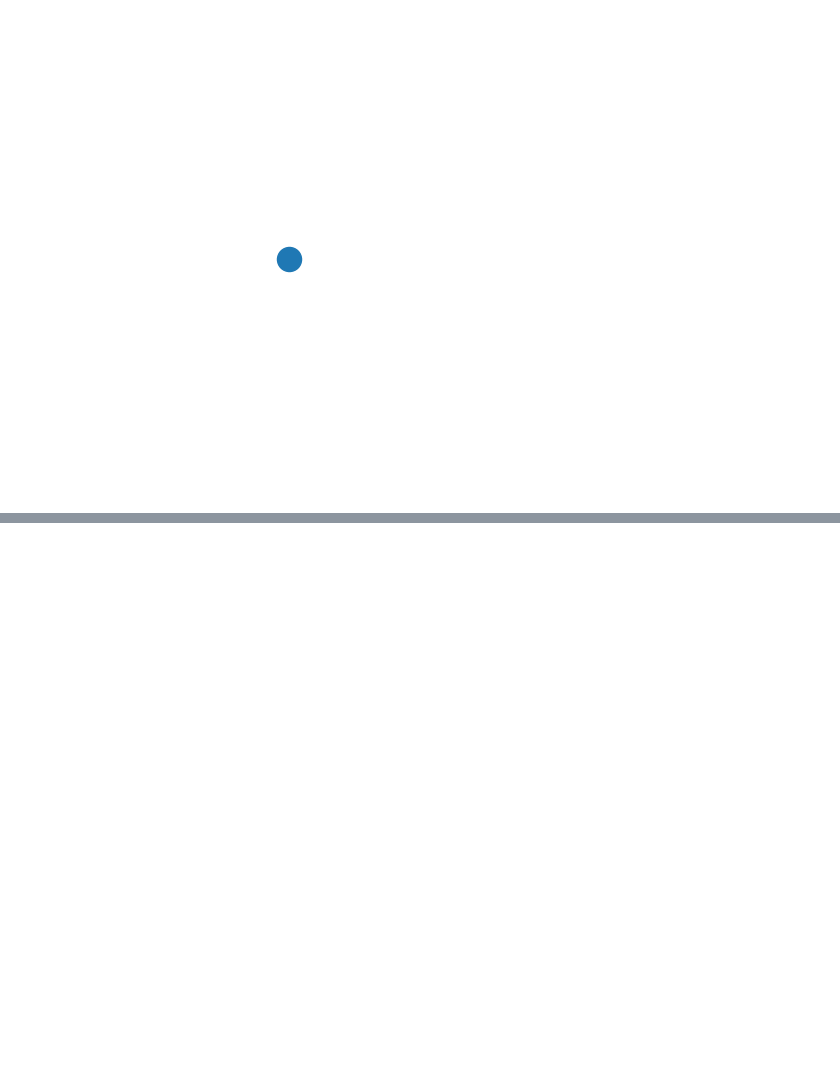
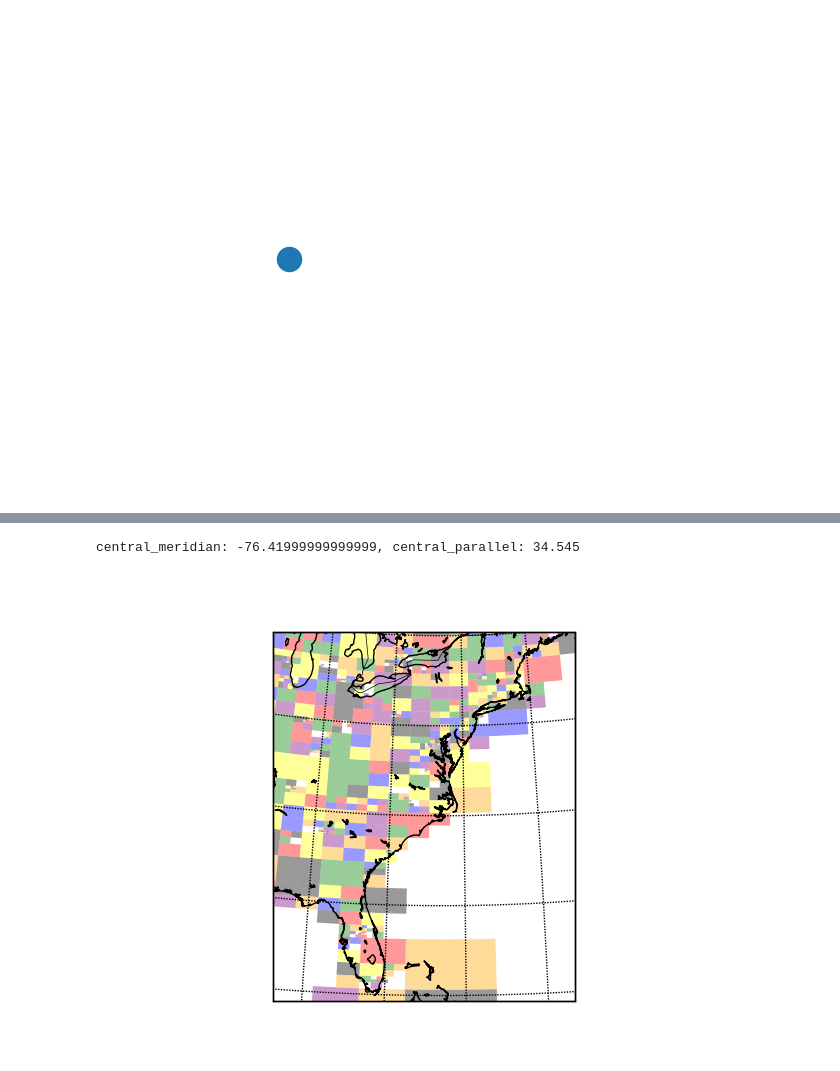
Before and after one commit to dKenez/locus-model, a Jupyter notebook: notebooks/dKenez-3.1-Generate_quad_tree.ipynb, the cells around one changed output, grey strips where cells are left out. Cells and saved outputs as stored; diff of their text form; code cells hidden in the pictures; blank space fills up the shorter version.

```diff
--- a/notebooks/dKenez-3.1-Generate_quad_tree.ipynb
+++ b/notebooks/dKenez-3.1-Generate_quad_tree.ipynb
@@ -277,0 +366,5 @@ for node, data in [n for n in G.nodes.data() if n[1]["state"] == CellState.ACTIV
+# %%
+cassini_draw(-86.74,24.33,-66.1,44.76, "qt_useastcoast.png", parmer_angle=5)
+# %% [output]
+central_meridian: -76.41999999999999, central_parallel: 34.545
+[figure, added]
```
Also changed, not shown: parts of 6 cells of this notebook, 28 other files.
